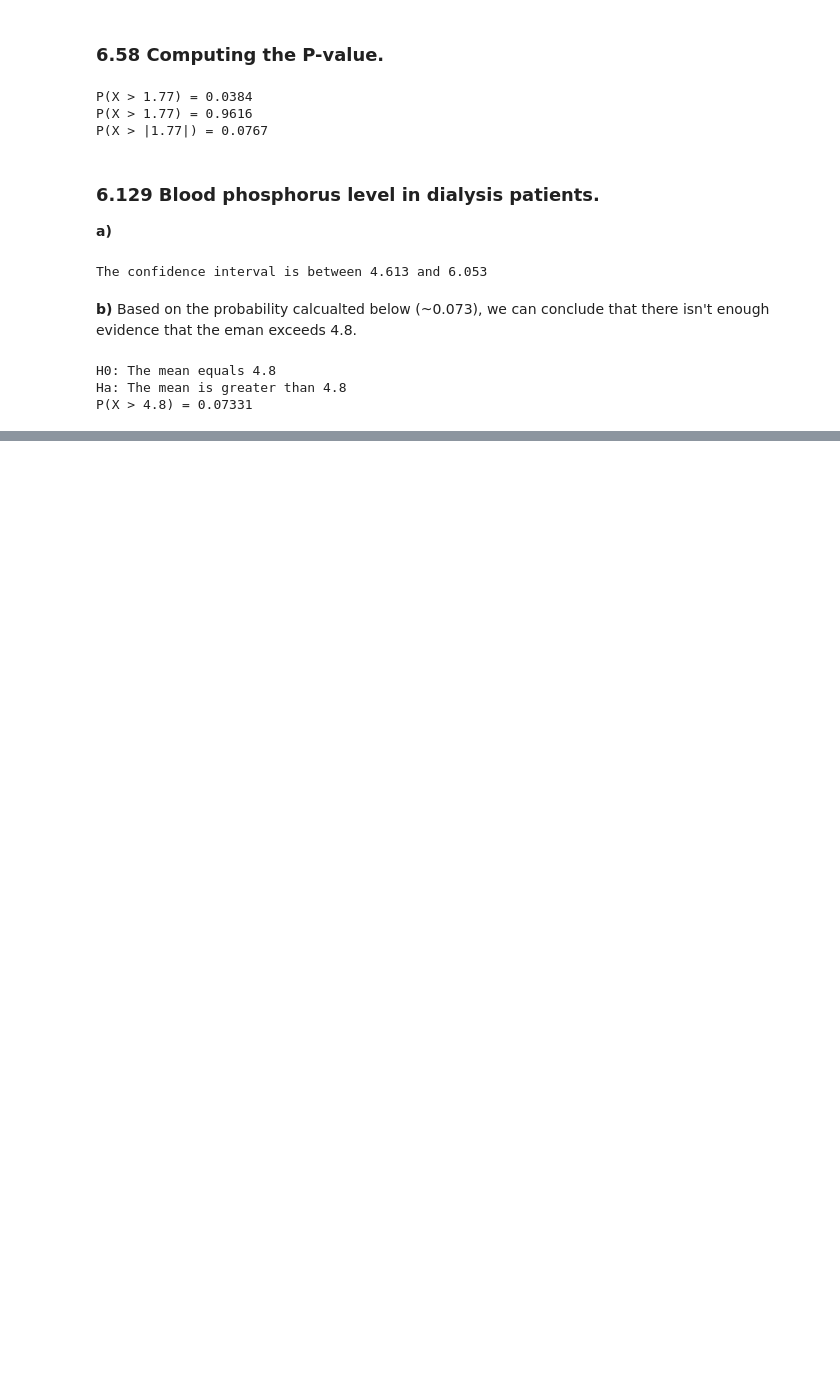
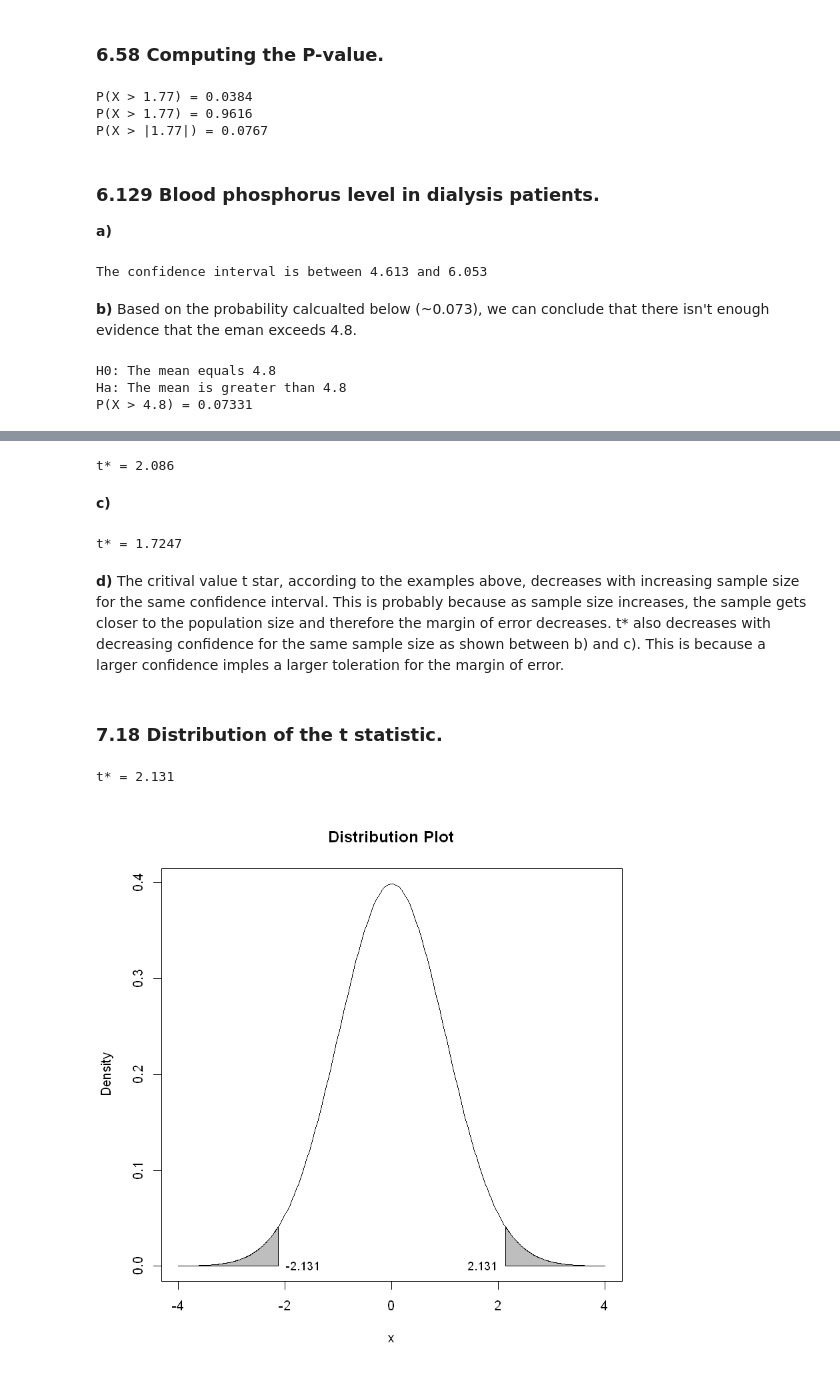
Before and after one commit to nitro41992/math-661-hw, a Jupyter notebook: M661 Kuchimanchi HW8.ipynb, the cells around one changed output, grey strips where cells are left out. Cells and saved outputs as stored; diff of their text form; code cells hidden in the pictures; blank space fills up the shorter version.

```diff
--- a/M661 Kuchimanchi HW8.ipynb
+++ b/M661 Kuchimanchi HW8.ipynb
@@ -221,0 +234,54 @@ P(X > 4.8) = 0.07331
+# %%
+n = 21
+df = n - 1
+alpha = 0.05 #For 95% confidence interval
+
+t_crit = abs(qt(alpha/2, df)) # t* for the required confidence interval 95%.
+cat('t* =', round(t_crit, 4))
+# %% [output]
+t* = 2.086
+# %% [markdown]
+**c)**
+# %%
+n = 21
+df = n - 1
+alpha = 0.1 #For 90% confidence interval
+
+t_crit = abs(qt(alpha/2, df)) # t* for the required confidence interval 90%.
+cat('t* =', round(t_crit, 4))
+# %% [output]
+t* = 1.7247
+# %% [markdown]
+**d)**  The critival value t star, according to the examples above, decreases with increasing sample size for the same confidence interval. This is probably because as sample size increases, the sample gets closer to the population size and therefore the margin of error decreases. t* also decreases with decreasing confidence for the same sample size as shown between b) and c). This is because a larger confidence imples a larger toleration for the margin of error.
+# %% [markdown]
+### 7.18 Distribution of the t statistic.
+# %%
+n = 16
+df = n - 1
+alpha = 0.05
+
+t_crit = round(abs(qt(alpha/2, df)), 3)
+cat('t* =', t_crit)
+
+
+xlim=4
+x=seq(-xlim,xlim,length=200)
+y=dnorm(x,mean=0,sd=1)
+plot(x,y,type="l", main="Distribution Plot", ylab='Density')
+
+
+x=seq(t_crit,xlim,length=200)
+y=dnorm(x,mean=0,sd=1)
+polygon(c(t_crit,x,xlim),c(0,y,0),col="gray")
+
+
+x=seq(-xlim,-t_crit,length=200)
+y=dnorm(x,mean=0,sd=1)
+polygon(c(-xlim,x,-t_crit),c(0,y,0),col="gray")
+
+text(t_crit, 0, labels=t_crit, cex= 0.9, pos=2)
+text(-t_crit, 0, labels=-t_crit, cex= 0.9, pos=4)
+text(3, 0.5, labels=-t_crit, cex= 0.9, pos=4)
+# %% [output]
+t* = 2.131
+[figure, added]
```
Also changed, not shown: parts of 3 cells of this notebook, 2 other files.
